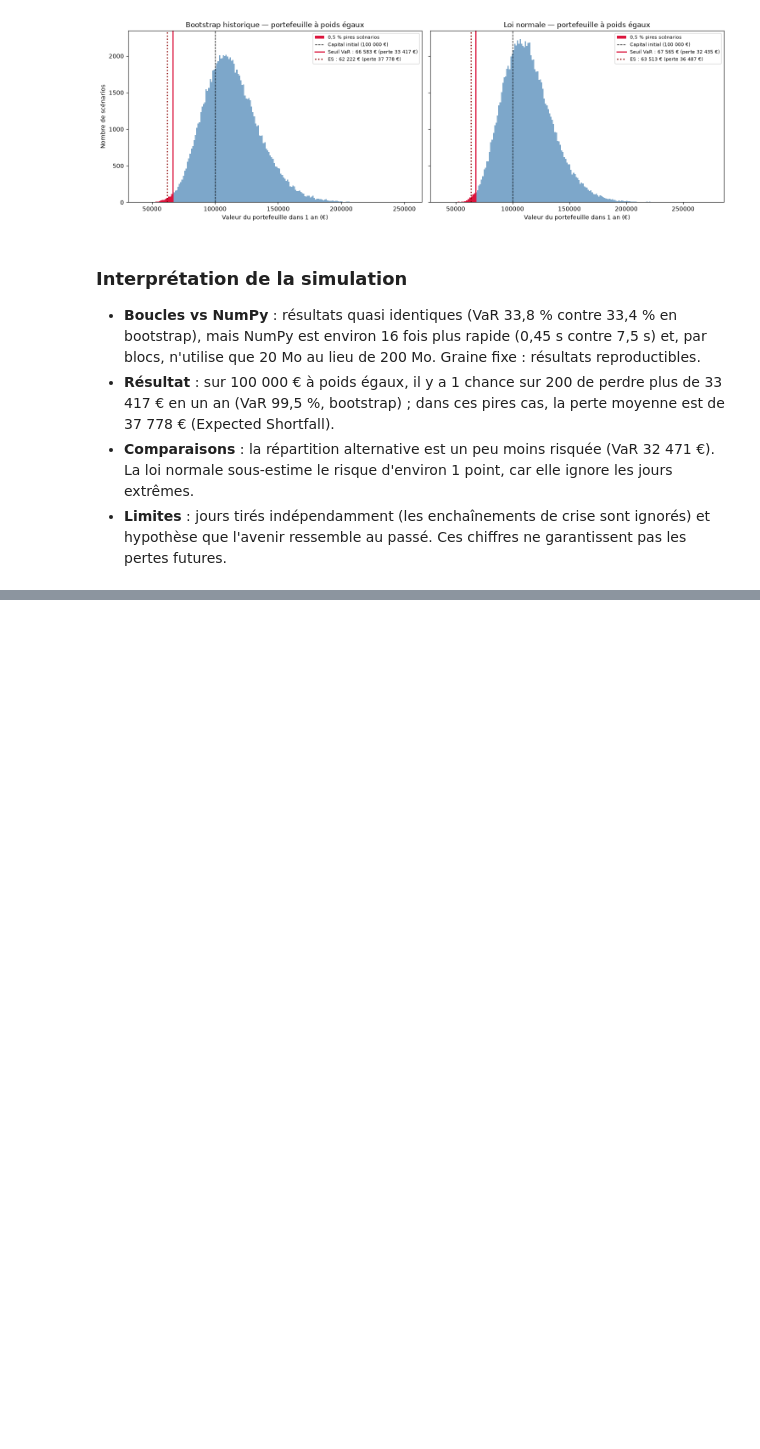
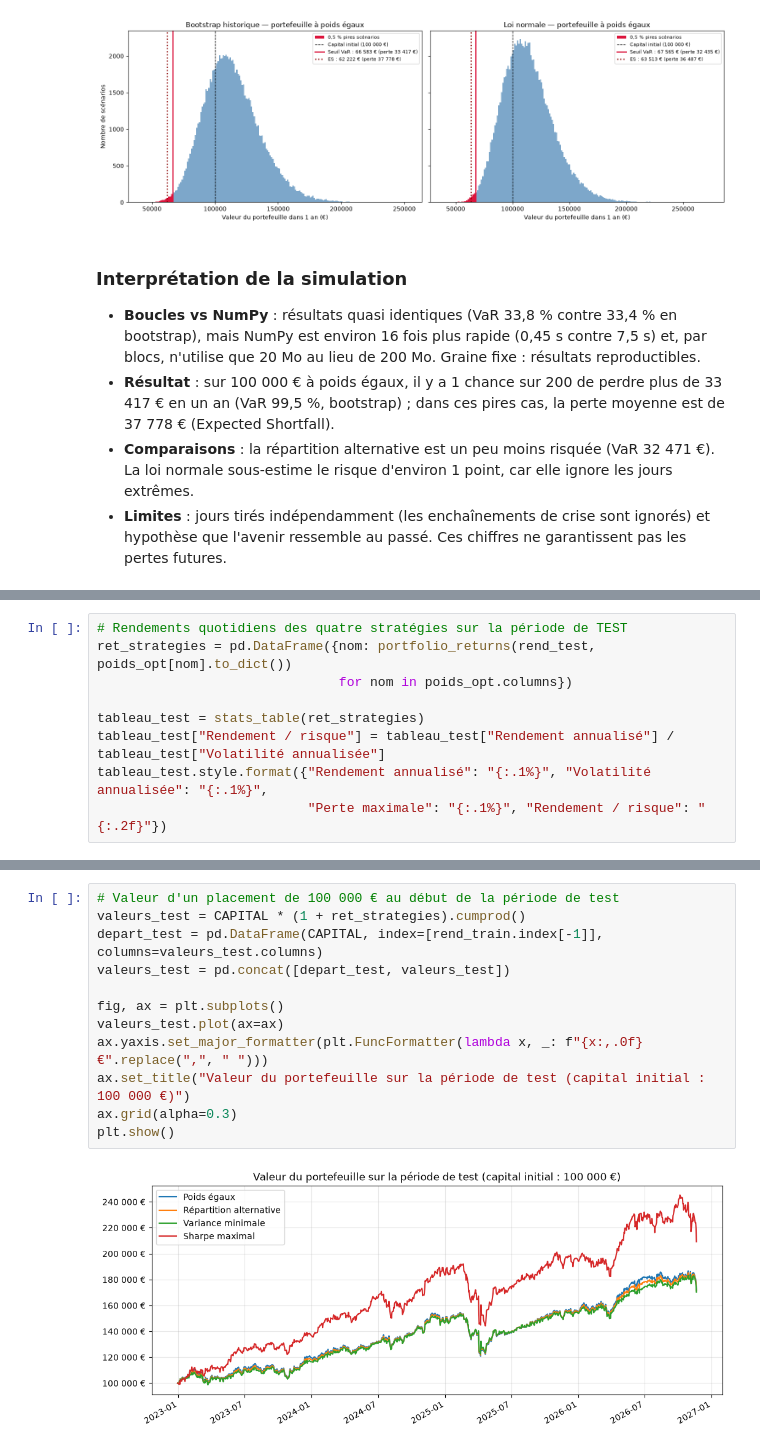
Before and after one commit to Lcharmille13/projet-final-python-portefeuille-multi-actifs-var-amerique-nord, a Jupyter notebook: notebooks/analyse_portefeuille.ipynb, the cells around one changed output, grey strips where cells are left out. Saved outputs shown, nothing was run; the diff lists cells and outputs as text; blank space fills up the shorter version.

```diff
--- a/notebooks/analyse_portefeuille.ipynb
+++ b/notebooks/analyse_portefeuille.ipynb
@@ -457,0 +511,9 @@ plt.show()
+# %%
+# Rendements quotidiens des quatre stratégies sur la période de TEST
+ret_strategies = pd.DataFrame({nom: portfolio_returns(rend_test, poids_opt[nom].to_dict())
+                               for nom in poids_opt.columns})
+
+tableau_test = stats_table(ret_strategies)
+tableau_test["Rendement / risque"] = tableau_test["Rendement annualisé"] / tableau_test["Volatilité annualisée"]
+tableau_test.style.format({"Rendement annualisé": "{:.1%}", "Volatilité annualisée": "{:.1%}",
+                           "Perte maximale": "{:.1%}", "Rendement / risque": "{:.2f}"})
@@ -457,0 +526,14 @@ plt.show()
+# %%
+# Valeur d'un placement de 100 000 € au début de la période de test
+valeurs_test = CAPITAL * (1 + ret_strategies).cumprod()
+depart_test = pd.DataFrame(CAPITAL, index=[rend_train.index[-1]], columns=valeurs_test.columns)
+valeurs_test = pd.concat([depart_test, valeurs_test])
+
+fig, ax = plt.subplots()
+valeurs_test.plot(ax=ax)
+ax.yaxis.set_major_formatter(plt.FuncFormatter(lambda x, _: f"{x:,.0f} €".replace(",", " ")))
+ax.set_title("Valeur du portefeuille sur la période de test (capital initial : 100 000 €)")
+ax.grid(alpha=0.3)
+plt.show()
+# %% [output]
+[figure, added]
```
Also changed, not shown: parts of 15 cells of this notebook.
